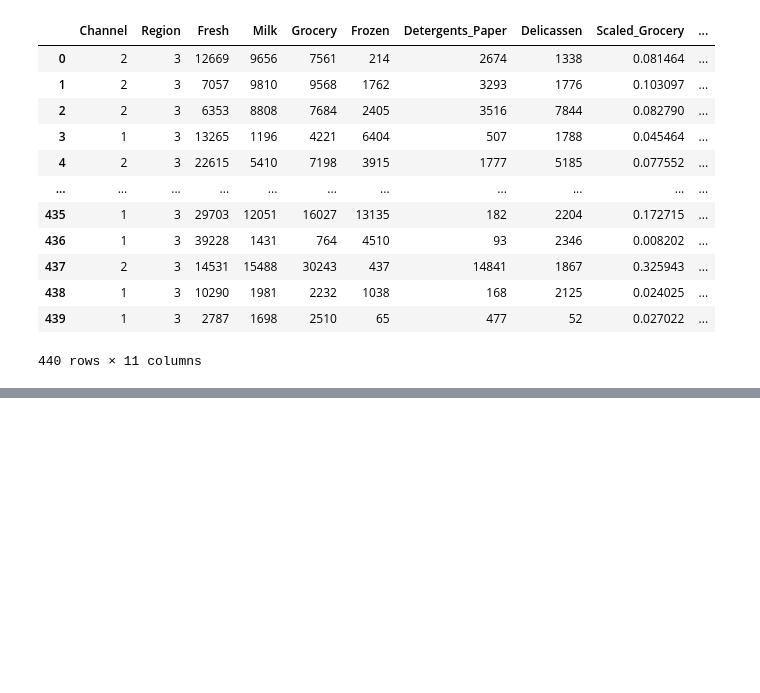
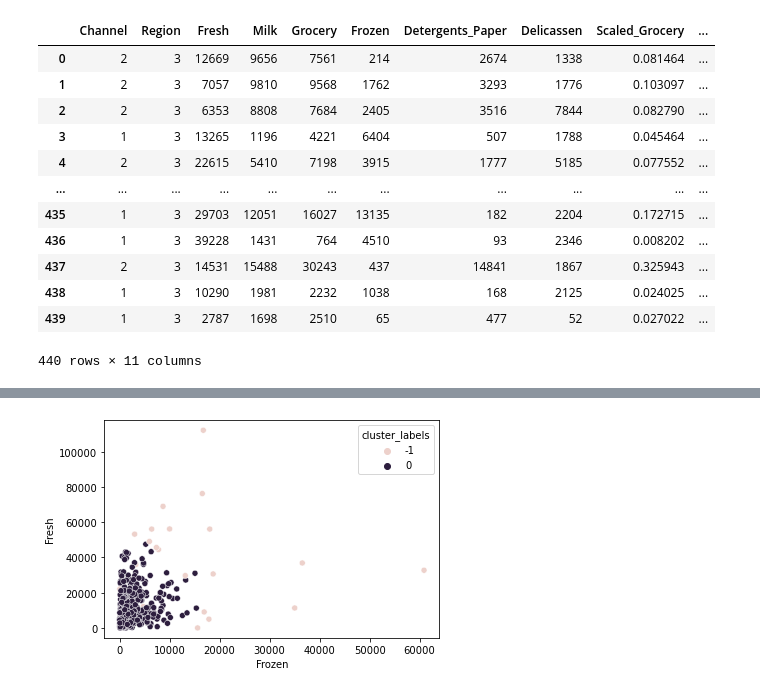
Before and after one commit to brentschriver/anomaly-detection-exercises, a Jupyter notebook: clustering-based-anomaly-detection-notes.ipynb, the cells around one changed output, grey strips where cells are left out. Drawn from its saved outputs; the diff is of its cells as text; code cells hidden in the pictures; blank space fills up the shorter version.

```diff
--- a/clustering-based-anomaly-detection-notes.ipynb
+++ b/clustering-based-anomaly-detection-notes.ipynb
@@ -130,0 +160,4 @@ df
+# %%
+sns.scatterplot(df.Frozen, df.Fresh, hue=df.cluster_labels);
+# %% [output]
+[figure, added]
```
Also changed, not shown: parts of 18 cells of this notebook, 2 other files.
